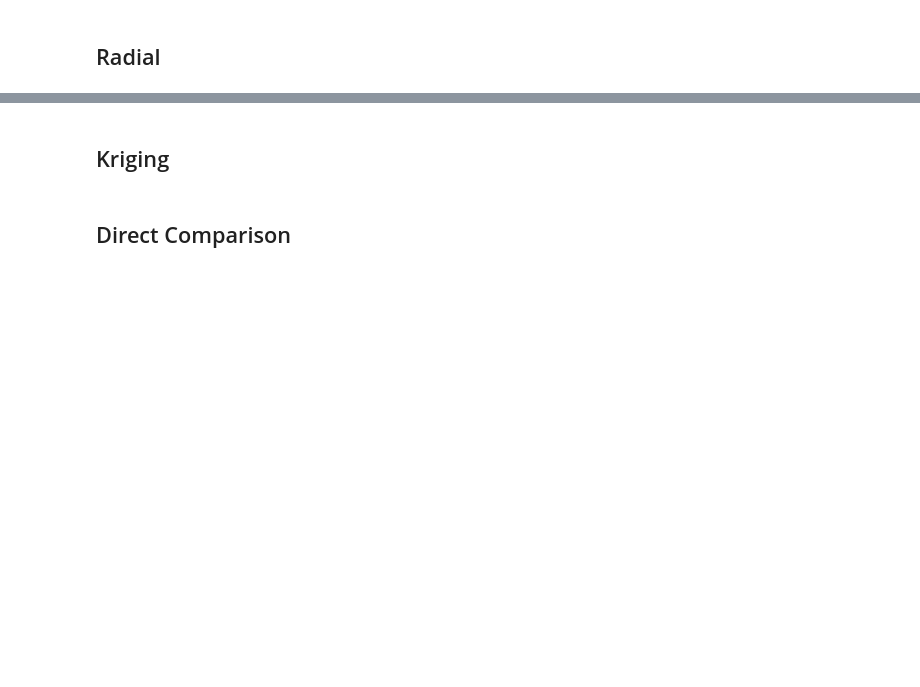
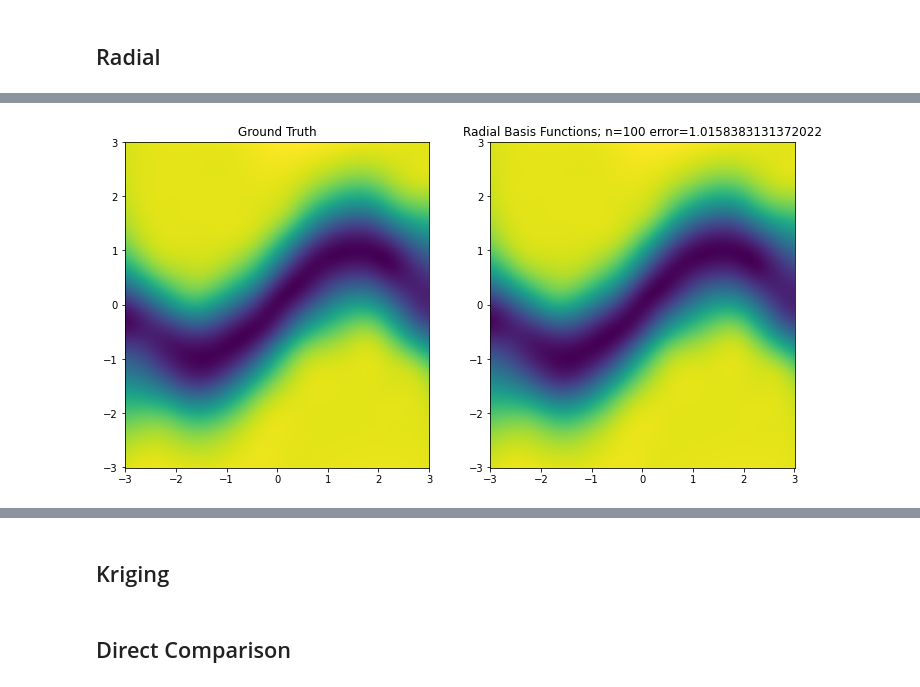
Before and after one commit to nlumiere/Interpolation-Techniques, a Jupyter notebook: Presentation.ipynb, the cells around one changed output, grey strips where cells are left out. Cells and saved outputs as stored; diff of their text form; code cells hidden in the pictures; blank space fills up the shorter version.

```diff
--- a/Presentation.ipynb
+++ b/Presentation.ipynb
@@ -128,2 +227,14 @@ However, the drawbacks of the spline approach are arguably even more clear: It r
 # %% [markdown]
 ## Radial
+# %%
+from scipy.interpolate import Rbf
+
+# synthetic example
+def f(x, y):
+    return -np.exp(-(y-np.sin(x))**2)
+
+# create ground truth grid
+x = np.linspace(-3, 3, 500)
+y = np.linspace(-3, 3, 500)
+X, Y = np.meshgrid(x, y)
+Z = f(X, Y)
@@ -129,0 +269,26 @@ However, the drawbacks of the spline approach are arguably even more clear: It r
+# %%
+def map_to_interval(vec):
+    return np.subtract(np.multiply(vec, 6), 3)
+
+def calc_rbf_err(X, Y, Z, n):
+    sample_x = np.random.rand(n)
+    sample_y = np.random.rand(n)
+    sample_x = map_to_interval(sample_x)
+    sample_y = map_to_interval(sample_y)
+    sample_z = f(sample_x, sample_y)
+
+    rbfi = Rbf(sample_x, sample_y, sample_z)
+    Zhat = rbfi(X, Y)
+    err = np.linalg.norm(np.abs(np.subtract(Zhat, Z)))
+    return err, Zhat
+
+err, Zhat = calc_rbf_err(X, Y, Z, 100)
+# %%
+fig, ax = plt.subplots(ncols=2, figsize=(12,6))
+ax[0].pcolormesh(X, Y, Zhat, shading='auto')
+ax[0].set_title('Ground Truth')
+ax[1].pcolormesh(X, Y, Zhat, shading='auto')
+ax[1].set_title(f'Radial Basis Functions; n=100 error={err}')
+plt.show()
+# %% [output]
+[figure, added]
```
Also changed, not shown: parts of 10 cells of this notebook, 1 other file.
